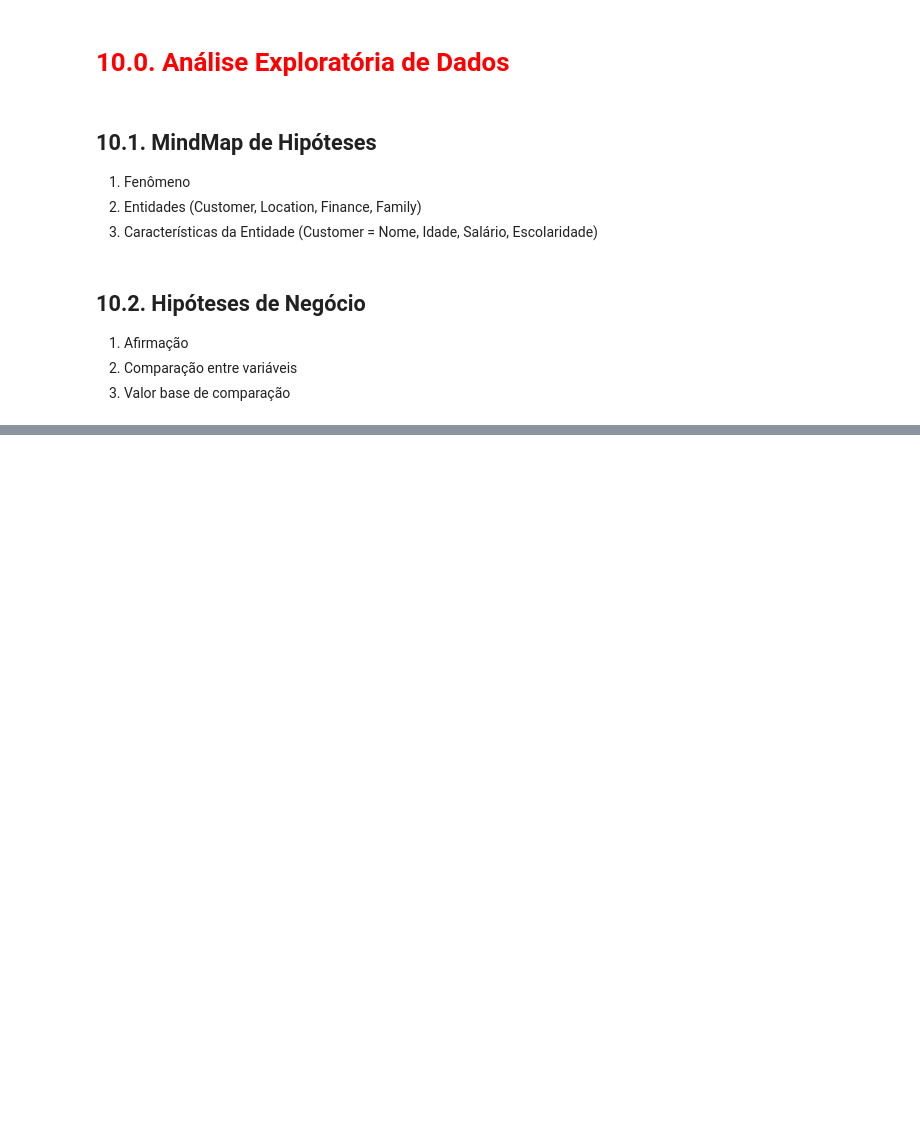
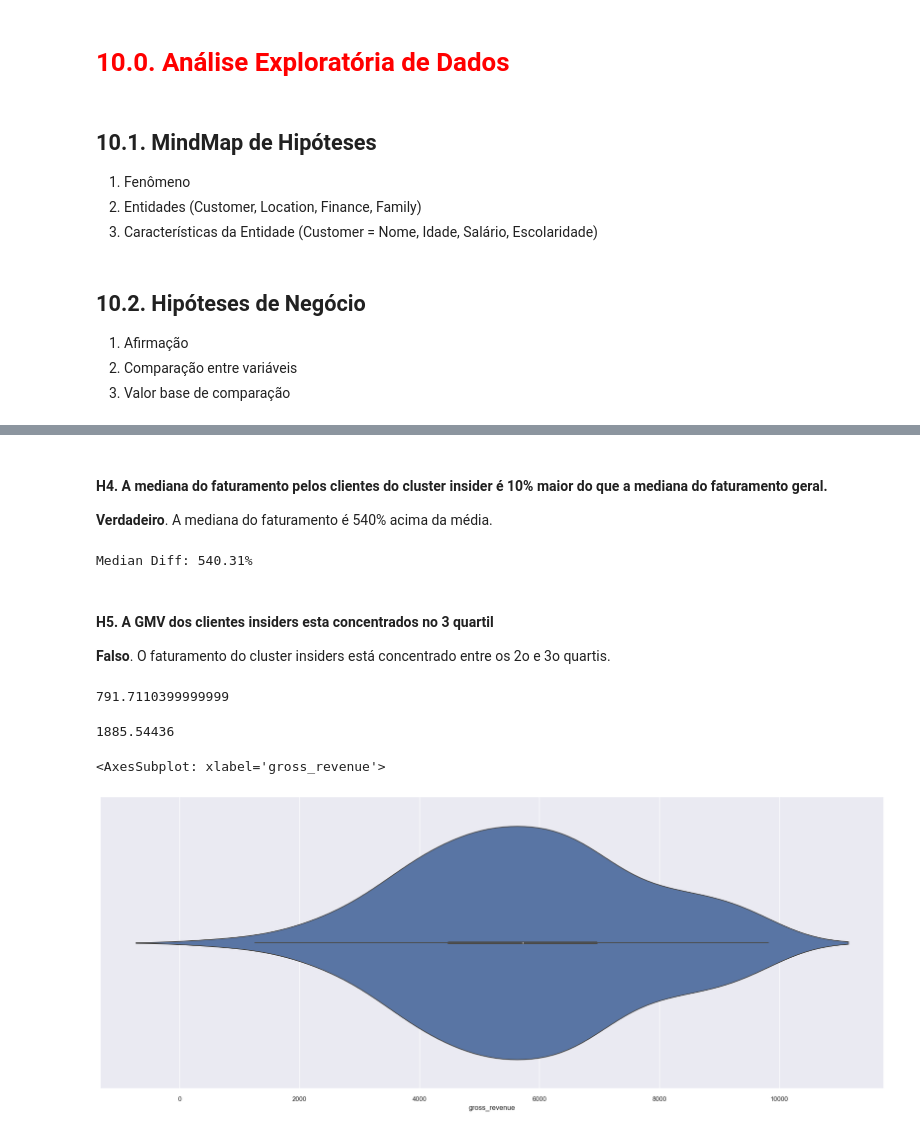
Before and after one commit to pgdemiranda/insiders, a Jupyter notebook: notebooks/c8.0-pgdm-eda.ipynb, the cells around one changed output, grey strips where cells are left out. Saved outputs shown, nothing was run; the diff lists cells and outputs as text; code cells hidden in the pictures; blank space fills up the shorter version.

```diff
--- a/notebooks/c8.0-pgdm-eda.ipynb
+++ b/notebooks/c8.0-pgdm-eda.ipynb
@@ -1372,5 +1356,7 @@ df_cluster.sort_values( 'gross_revenue', ascending=False )
 # %% [markdown]
 # <font color = 'red'> 10.0. Análise Exploratória de Dados </font>
+# %%
+df10 = df92.copy()
 # %% [markdown]
 ## 10.1. MindMap de Hipóteses
 1. Fenômeno
@@ -1399,0 +1418,31 @@ df_cluster.sort_values( 'gross_revenue', ascending=False )
+# %% [markdown]
+#### H4. A mediana do faturamento pelos clientes do cluster insider é 10% maior do que a  mediana do faturamento geral.
+**Verdadeiro**. A mediana do faturamento é 540% acima da média.
+# %%
+# mediana de gmv do insiders
+df_median_gmv_insiders = df10.loc[df10['cluster'] == 4, 'gross_revenue'].median()
+
+# mediana de gmv do total
+df_median_gmv_total = df10.loc[:, 'gross_revenue'].median()
+
+gmv_diff = (df_median_gmv_insiders - df_median_gmv_total) / df_median_gmv_total
+print('Median Diff: {:.2f}%'.format(100*gmv_diff))
+# %% [output]
+Median Diff: 540.31%
+# %% [markdown]
+#### H5. A GMV dos clientes insiders esta concentrados no 3 quartil
+**Falso**. O faturamento do cluster insiders está concentrado entre os 2o e 3o quartis.
+# %%
+np.percentile(df10.loc[df10['cluster'] == 4, 'gross_revenue'], q = 0.1)
+# %% [output]
+791.7110399999999
+# %%
+np.percentile(df10.loc[df10['cluster'] == 4, 'gross_revenue'], q=0.9)
+# %% [output]
+1885.54436
+# %%
+df_aux = df10.loc[(df10['cluster'] == 4) & (df10['gross_revenue'] < 10000 ), 'gross_revenue'];
+sns.violinplot(x = df_aux)
+# %% [output]
+<AxesSubplot: xlabel='gross_revenue'>
+[figure, added]
```
Also changed, not shown: parts of 45 cells of this notebook, 9 other files.
